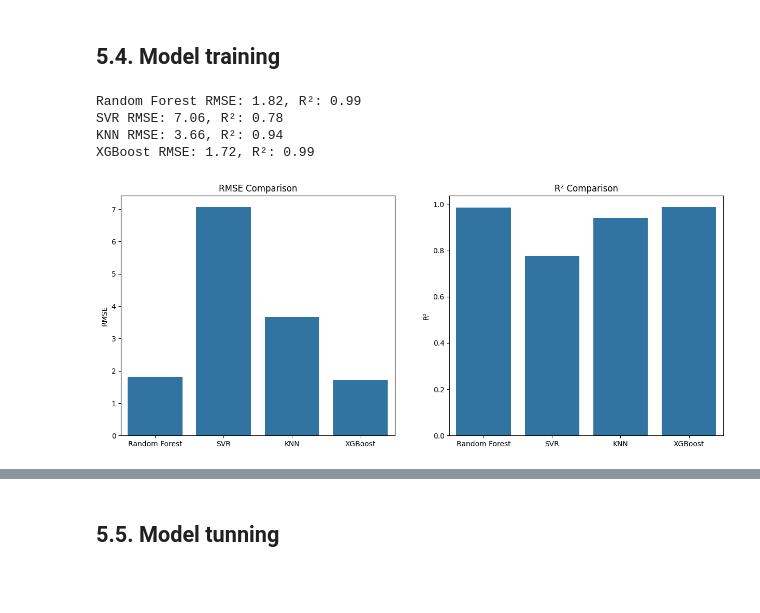
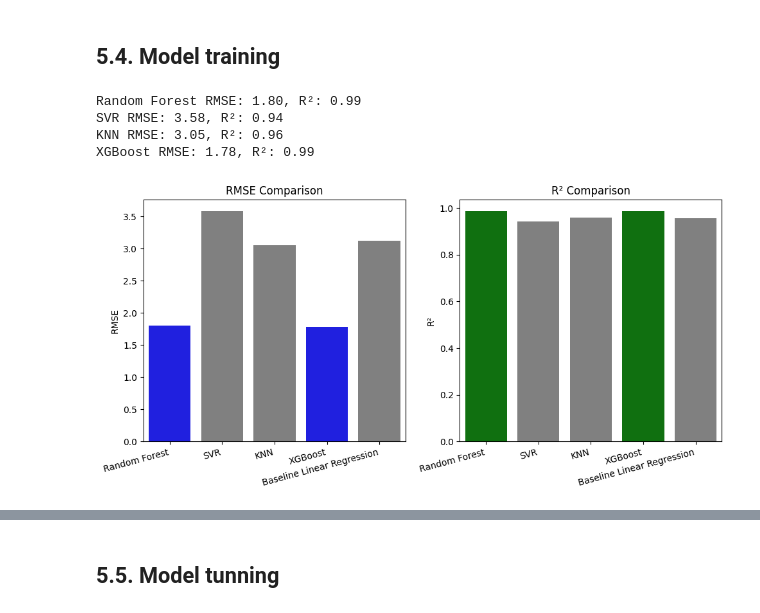
Before and after one commit to uoscar-s-urrego/Prediction-TEY, a Jupyter notebook: Prédiction_TEY.ipynb, the cells around one changed output, grey strips where cells are left out. Saved outputs shown, nothing was run; the diff lists cells and outputs as text; code cells hidden in the pictures; blank space fills up the shorter version.

```diff
--- a/Prédiction_TEY.ipynb
+++ b/Prédiction_TEY.ipynb
@@ -572,8 +618,8 @@ Next we will train the dataset with different machine learning models，includin
 # %%
 #### Train-test split (following the protocol: first 3 years for training, last 2 years for testing)
 # Split as advised by the data frame owners
-data_train = df[df['year'] <= 2013].copy()
-data_test = df[df['year'] > 2013].copy()
+data_train = df[df['year'] <= 2013].drop('year', axis=1).copy()
+data_test = df[df['year'] > 2013].drop('year', axis=1).copy()
 
 # Prepare features and target variable
 X_train = data_train.drop('TEY', axis=1)
@@ -662,26 +708,43 @@ print(f"SVR RMSE: {svr_rmse:.2f}, R²: {svr_r2:.2f}")
 print(f"KNN RMSE: {knn_rmse:.2f}, R²: {knn_r2:.2f}")
 print(f"XGBoost RMSE: {xgb_rmse:.2f}, R²: {xgb_r2:.2f}")
 # %% [output]
-Random Forest RMSE: 1.82, R²: 0.99
-SVR RMSE: 7.06, R²: 0.78
-KNN RMSE: 3.66, R²: 0.94
-XGBoost RMSE: 1.72, R²: 0.99
+Random Forest RMSE: 1.80, R²: 0.99
+SVR RMSE: 3.58, R²: 0.94
+KNN RMSE: 3.05, R²: 0.96
+XGBoost RMSE: 1.78, R²: 0.99
 # %%
 # Model Comparison
-models = ['Random Forest', 'SVR', 'KNN', 'XGBoost']
-rmse_values = [rf_rmse, svr_rmse, knn_rmse, xgb_rmse]
-r2_values = [rf_r2, svr_r2, knn_r2, xgb_r2]
+models = ['Random Forest', 'SVR', 'KNN', 'XGBoost', 'Baseline Linear Regression']
+rmse_values = [rf_rmse, svr_rmse, knn_rmse, xgb_rmse, baseline_rmse]
+r2_values = [rf_r2, svr_r2, knn_r2, xgb_r2, baseline_r2]
 
-# Plot RMSE and R² for each model
-fig, ax = plt.subplots(1, 2, figsize=(15, 6))
-sns.barplot(x=models, y=rmse_values, ax=ax[0])
+# Identify the two best models for RMSE and R²
+best_rmse_indices = np.argsort(rmse_values)[:2]  # Top 2 lowest RMSE indices
+best_r2_indices = np.argsort(r2_values)[-2:]    # Top 2 highest R² indices
+
+rmse_colors = ['gray'] * len(models)
+r2_colors = ['gray'] * len(models)
+
+# Highlight the best models
+for idx in best_rmse_indices:
+    rmse_colors[idx] = 'blue'
+
+for idx in best_r2_indices:
+    r2_colors[idx] = 'green'
+
+fig, ax = plt.subplots(1, 2, figsize=(10, 5))
+
+sns.barplot(x=models, y=rmse_values, ax=ax[0], palette=rmse_colors)
 ax[0].set_title('RMSE Comparison')
 ax[0].set_ylabel('RMSE')
+ax[0].set_xticklabels(ax[0].get_xticklabels(), rotation=15, ha='right')  # Rotate x-axis labels
 
-sns.barplot(x=models, y=r2_values, ax=ax[1])
+sns.barplot(x=models, y=r2_values, ax=ax[1], palette=r2_colors)
 ax[1].set_title('R² Comparison')
 ax[1].set_ylabel('R²')
+ax[1].set_xticklabels(ax[1].get_xticklabels(), rotation=15, ha='right')  # Rotate x-axis labels
 
+plt.tight_layout()
 plt.show()
 # %% [output]
-[figure, old version]
+[figure, new version]
```
Also changed, not shown: parts of 13 cells of this notebook.
